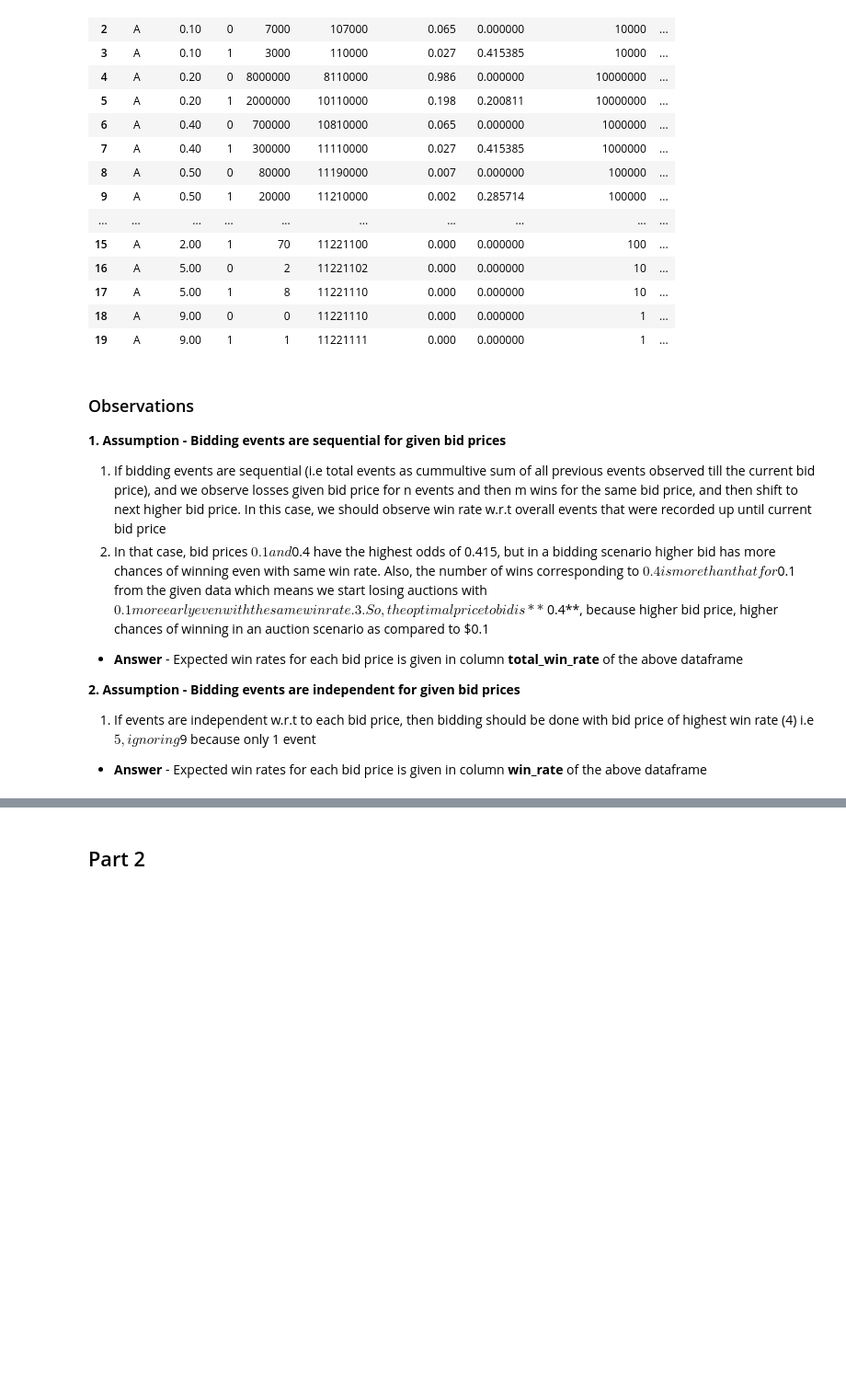
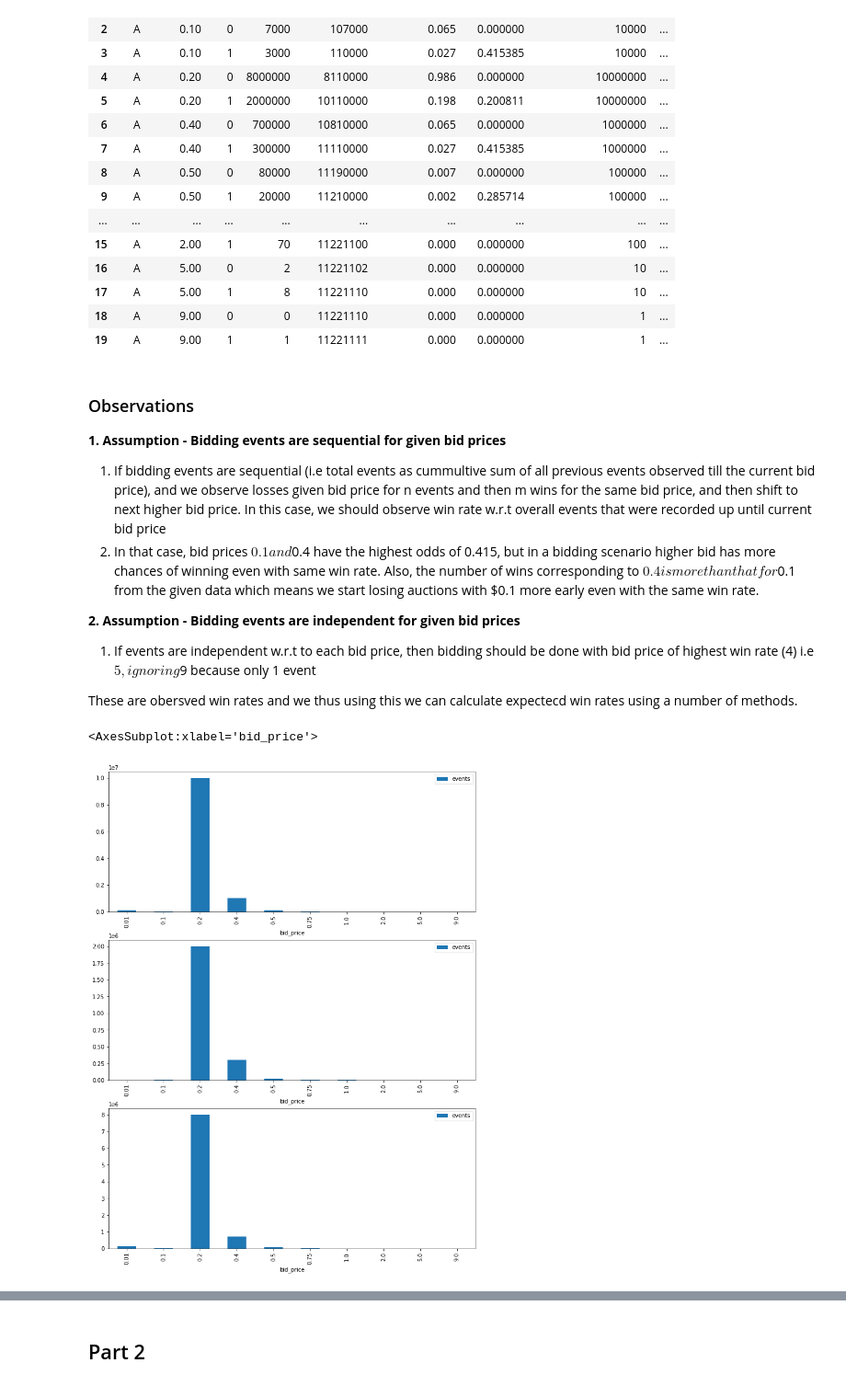
Before and after one commit to DaoodS/Case-study, a Jupyter notebook: bid-prediction.ipynb, the cells around one changed output, grey strips where cells are left out. Shown at 92% size. Drawn from its saved outputs; the diff is of its cells as text; code cells hidden in the pictures; blank space fills up the shorter version.

```diff
--- a/bid-prediction.ipynb
+++ b/bid-prediction.ipynb
@@ -18,8 +24,7 @@ If our goal was to maximize net revenue, what is the most optimal bid valuation
 
 Here is the json for Table 1 if you want to play around with it.
 # %%
-table = [
-{"app": "A", "bid_price": 0.01, "win": 0, "events": 100000},
+table = [{"app": "A", "bid_price": 0.01, "win": 0, "events": 100000},
 {"app": "A", "bid_price": 0.01, "win": 1, "events": 0},
 {"app": "A", "bid_price": 0.1, "win": 0, "events": 7000},
 {"app": "A", "bid_price": 0.1, "win": 1, "events": 3000},
@@ -99,13 +104,17 @@ df
 
 1. If bidding events are sequential (i.e total events as cummultive sum of all previous events observed till the current bid price), and we observe losses given bid price for n events and then m wins for the same bid price, and then shift to next higher bid price. In this case, we should observe win rate w.r.t overall events that were recorded up until current bid price
 2. In that case, bid prices $0.1 and $0.4 have the highest odds of 0.415, but in a bidding scenario higher bid has more chances of winning even with same win rate. Also, the number of wins corresponding to $0.4 is more than that for $0.1 from the given data which means we start losing auctions with $0.1 more early even with the same win rate.
-3. So, the optimal price to bid is **$0.4**, because higher bid price, higher chances of winning in an auction scenario as compared to $0.1
-
-- **Answer** - Expected win rates for each bid price is given in column **total_win_rate** of the above dataframe
-
 
 **2. Assumption - Bidding events are independent for given bid prices**
 
 1. If events are independent w.r.t to each bid price, then bidding should be done with bid price of highest win rate (4) i.e $5, ignoring $9 because only 1 event
 
-- **Answer** - Expected win rates for each bid price is given in column **win_rate** of the above dataframe
+These are obersved win rates and we thus using this we can calculate expectecd win rates using a number of methods.
+# %%
+fig, axs = plt.subplots(3, figsize=(12, 16))
+df.groupby('bid_price').sum('events').reset_index().plot.bar(ax=axs[0], x='bid_price', y='events')
+df[df['win']==1].plot.bar(ax=axs[1], x='bid_price', y='events')
+df[df['win']==0].plot.bar(ax=axs[2], x='bid_price', y='events')
+# %% [output]
+<AxesSubplot:xlabel='bid_price'>
+[figure, added]
```
Also changed, not shown: parts of 26 cells of this notebook.
